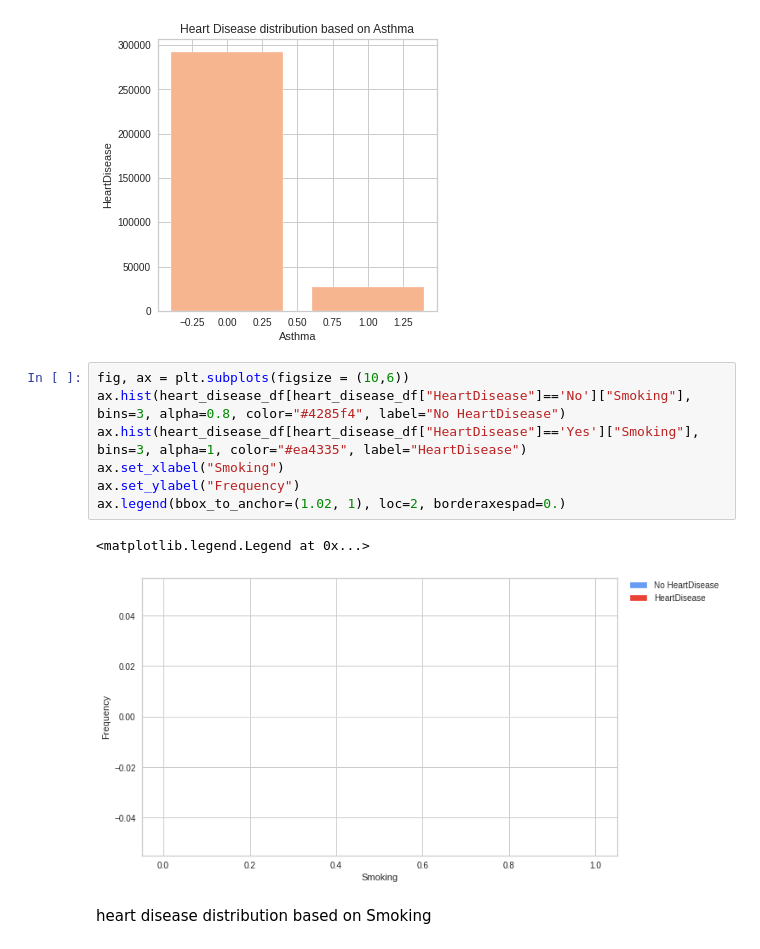
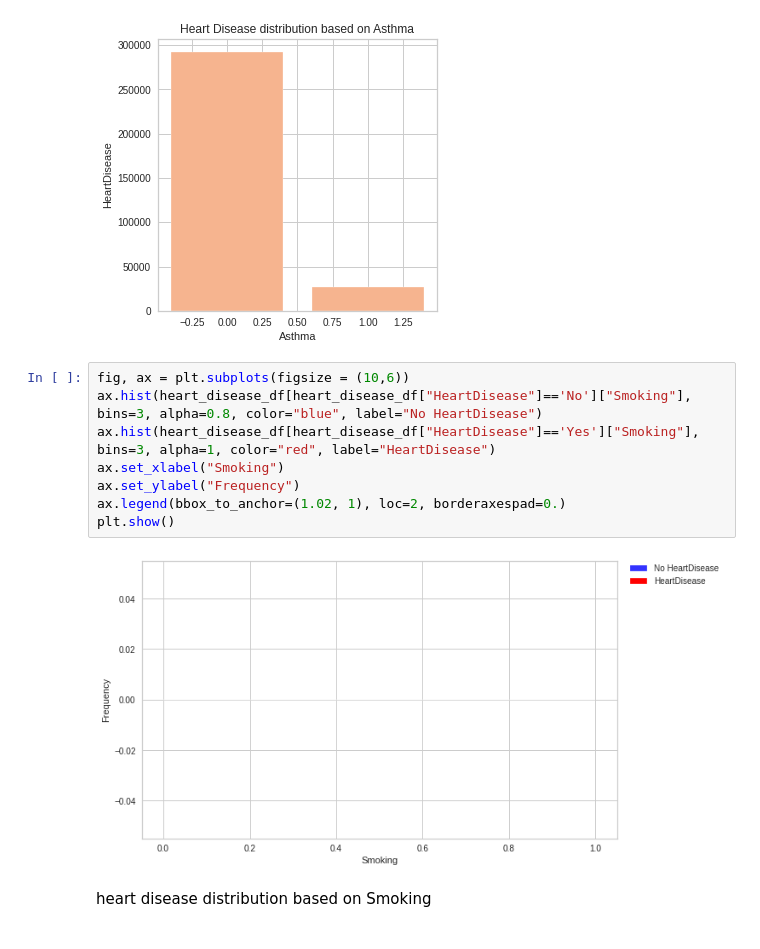
Before and after one commit to MaliheDahmardeh/project, a Jupyter notebook: Copy_of_Untitled0.ipynb, the cells around one changed output. Drawn from its saved outputs; the diff is of its cells as text.

```diff
--- a/Copy_of_Untitled0.ipynb
+++ b/Copy_of_Untitled0.ipynb
@@ -263,14 +263,14 @@ plt.show()
 [figure]
 # %%
 fig, ax = plt.subplots(figsize = (10,6))
-ax.hist(heart_disease_df[heart_disease_df["HeartDisease"]=='No']["Smoking"], bins=3, alpha=0.8, color="#4285f4", label="No HeartDisease")
-ax.hist(heart_disease_df[heart_disease_df["HeartDisease"]=='Yes']["Smoking"], bins=3, alpha=1, color="#ea4335", label="HeartDisease")
+ax.hist(heart_disease_df[heart_disease_df["HeartDisease"]=='No']["Smoking"], bins=3, alpha=0.8, color="blue", label="No HeartDisease")
+ax.hist(heart_disease_df[heart_disease_df["HeartDisease"]=='Yes']["Smoking"], bins=3, alpha=1, color="red", label="HeartDisease")
 ax.set_xlabel("Smoking")
 ax.set_ylabel("Frequency")
 ax.legend(bbox_to_anchor=(1.02, 1), loc=2, borderaxespad=0.)
+plt.show()
 # %% [output]
-<matplotlib.legend.Legend at 0x...>
-[figure, old version]
+[figure, new version]
 # %% [markdown]
 heart disease distribution based on Smoking
 # %%
```
Also changed, not shown: parts of 4 cells of this notebook.
